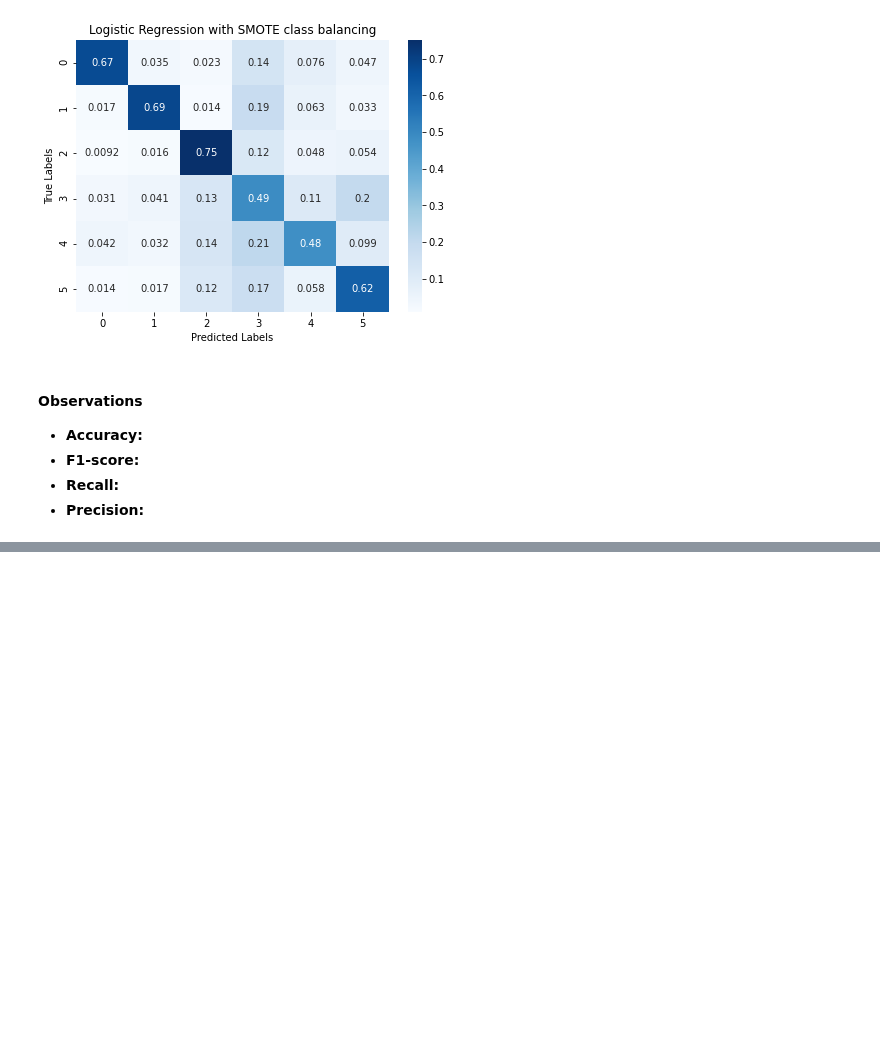
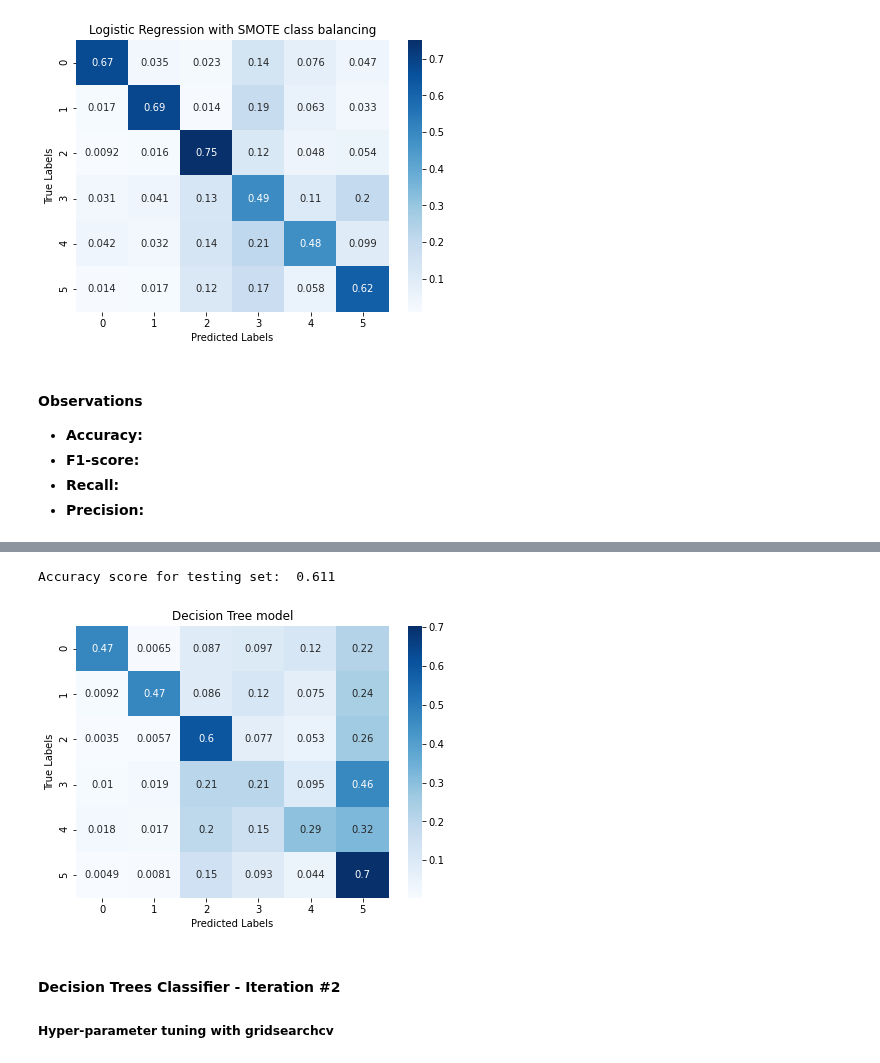
Before and after one commit to joakimTI/GROUP-5-PROJECT, a Jupyter notebook: index.ipynb, the cells around one changed output, grey strips where cells are left out. Saved outputs shown, nothing was run; the diff lists cells and outputs as text; code cells hidden in the pictures; blank space fills up the shorter version.

Commit message:
Model 2: Decision Tree

```diff
--- a/index.ipynb
+++ b/index.ipynb
@@ -1490,0 +1500,5 @@ Accuracy score for testing set:  0.636
+# %%
+# Create a DecisionTreeClassifier object, fit the data and predict the target variable
+decision_tree = DecisionTreeClassifier(random_state=42)
+decision_tree.fit(X_train_resampled,y_train_resampled)
+y_pred_dt = decision_tree.predict(X_test_full)
@@ -1490,0 +1522,8 @@ Accuracy score for testing set:  0.636
+# %%
+show_scores(y_pred_dt, "Decision Tree model")
+# %% [output]
+Accuracy score for testing set:  0.611
+[figure, added]
+# %% [markdown]
+#### Decision Trees Classifier - Iteration #2
+##### Hyper-parameter tuning with gridsearchcv
```
Also changed, not shown: parts of 9 cells of this notebook.
